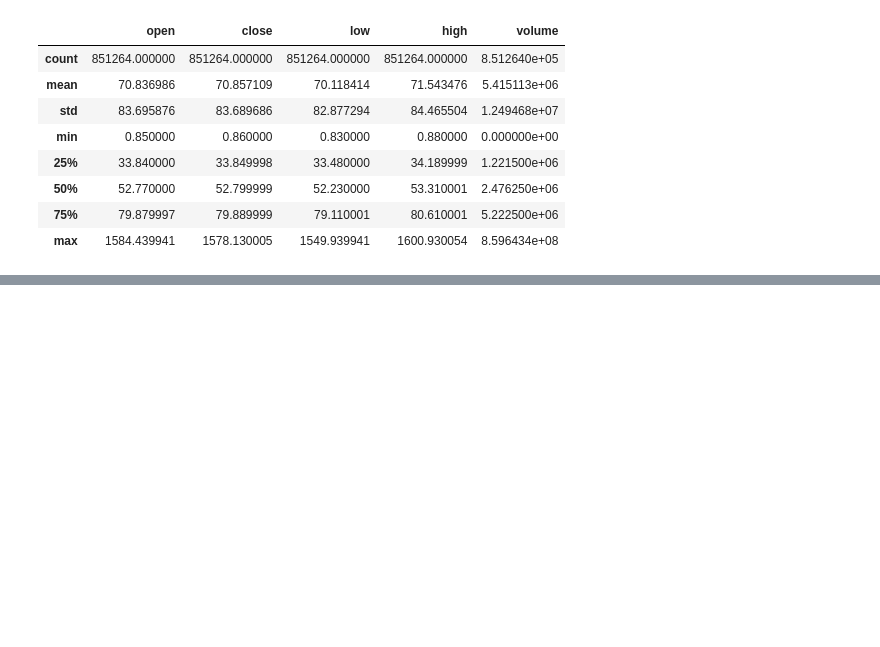
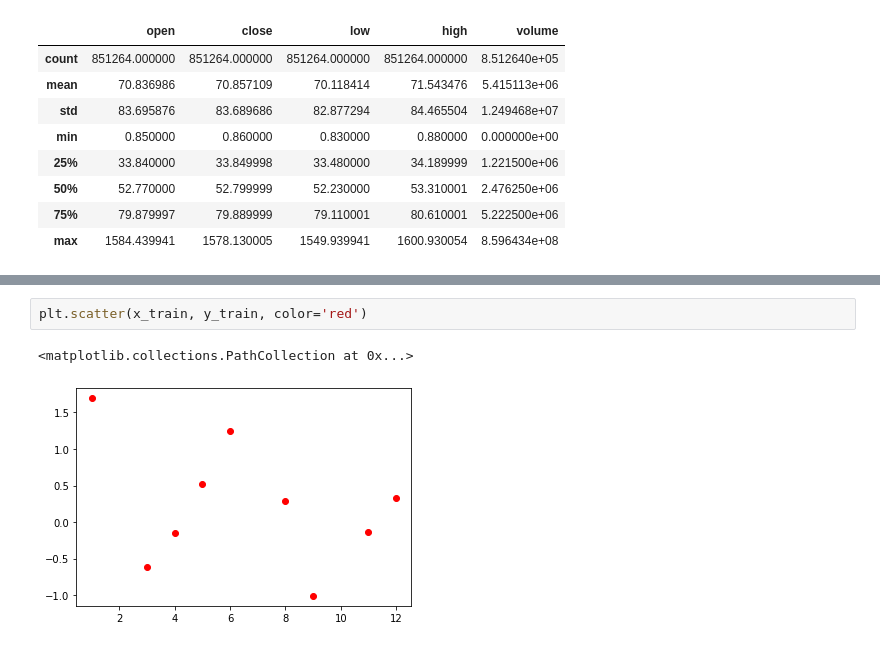
Before and after one commit to will-ing/linear-regres, a Jupyter notebook: regression.ipynb, the cells around one changed output, grey strips where cells are left out. Cells and saved outputs as stored; diff of their text form; blank space fills up the shorter version.

```diff
--- a/regression.ipynb
+++ b/regression.ipynb
@@ -63,0 +79,5 @@ AAPL
+# %%
+plt.scatter(x_train, y_train, color='red')
+# %% [output]
+<matplotlib.collections.PathCollection at 0x...>
+[figure, added]
```
Also changed, not shown: parts of 5 cells of this notebook.
